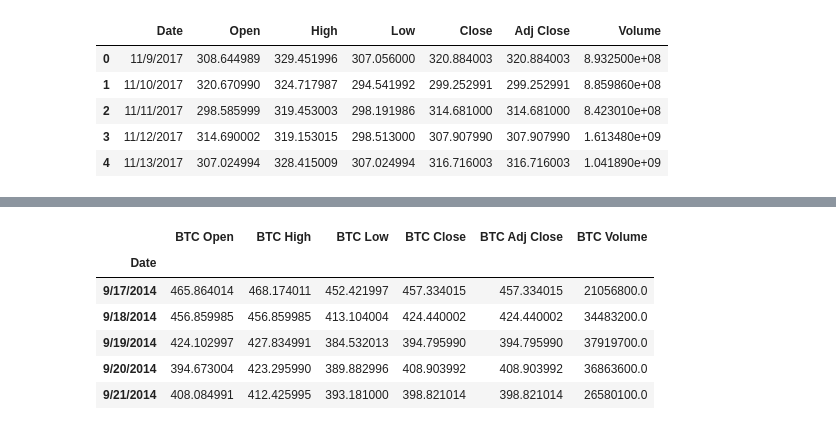
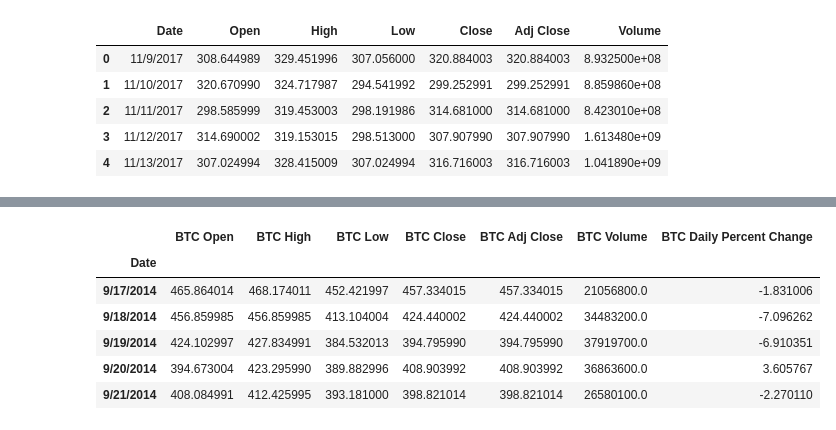
Before and after one commit to skdabra30/Project_2, a Jupyter notebook: JupyterNotebook_DataSets.ipynb, the cells around one changed output, grey strips where cells are left out. Drawn from its saved outputs; the diff is of its cells as text; code cells hidden in the pictures.

```diff
--- a/JupyterNotebook_DataSets.ipynb
+++ b/JupyterNotebook_DataSets.ipynb
@@ -25,6 +25,13 @@ eth_usd_df.head()
 | 2 | 11/11/2017 | 298.585999 | 319.453003 | 298.191986 | 314.681000 | 314.681000 | 8.423010e+08 |
 | 3 | 11/12/2017 | 314.690002 | 319.153015 | 298.513000 | 307.907990 | 307.907990 | 1.613480e+09 |
 | 4 | 11/13/2017 | 307.024994 | 328.415009 | 307.024994 | 316.716003 | 316.716003 | 1.041890e+09 |
+# %%
+# Adding a daily percent change column
+btc_percent_change = ((btc_usd_df["Close"]-btc_usd_df["Open"])/btc_usd_df["Open"])*100
+btc_usd_df["Daily Percent Change"] = btc_percent_change
+
+eth_percent_change = ((eth_usd_df["Close"]-eth_usd_df["Open"])/eth_usd_df["Open"])*100
+eth_usd_df["Daily Percent Change"] = eth_percent_change
 # %%
 # Renamed BTC columns
 btc_rename=btc_usd_df.rename (columns={"Open":"BTC Open",
@@ -32,6 +39,8 @@ btc_rename=btc_usd_df.rename (columns={"Open":"BTC Open",
                                       "Low":"BTC Low",
                                       "Close":"BTC Close",
                                       "Adj Close":"BTC Adj Close",
-                                      "Volume":"BTC Volume"})
+                                      "Volume":"BTC Volume",
+                                      "Daily Percent Change":"BTC Daily Percent Change"})
+
 btc_rename.head()
 # %% [output]
@@ -60,14 +71,14 @@ eth_rename.head()
 # %%
 # Setting the Date column as index
-btc_rename=btc_rename.set_index(["Date"])
-btc_rename.head()
+btc_final_df=btc_rename.set_index(["Date"])
+btc_final_df.head()
 # %% [output]
-|  | BTC Open | BTC High | BTC Low | BTC Close | BTC Adj Close | BTC Volume |
-| Date |  |  |  |  |  |  |
-| 9/17/2014 | 465.864014 | 468.174011 | 452.421997 | 457.334015 | 457.334015 | 21056800.0 |
-| 9/18/2014 | 456.859985 | 456.859985 | 413.104004 | 424.440002 | 424.440002 | 34483200.0 |
-| 9/19/2014 | 424.102997 | 427.834991 | 384.532013 | 394.795990 | 394.795990 | 37919700.0 |
-| 9/20/2014 | 394.673004 | 423.295990 | 389.882996 | 408.903992 | 408.903992 | 36863600.0 |
-| 9/21/2014 | 408.084991 | 412.425995 | 393.181000 | 398.821014 | 398.821014 | 26580100.0 |
+|  | BTC Open | BTC High | BTC Low | BTC Close | BTC Adj Close | BTC Volume | BTC Daily Percent Change |
+| Date |  |  |  |  |  |  |  |
+| 9/17/2014 | 465.864014 | 468.174011 | 452.421997 | 457.334015 | 457.334015 | 21056800.0 | -1.831006 |
+| 9/18/2014 | 456.859985 | 456.859985 | 413.104004 | 424.440002 | 424.440002 | 34483200.0 | -7.096262 |
+| 9/19/2014 | 424.102997 | 427.834991 | 384.532013 | 394.795990 | 394.795990 | 37919700.0 | -6.910351 |
+| 9/20/2014 | 394.673004 | 423.295990 | 389.882996 | 408.903992 | 408.903992 | 36863600.0 | 3.605767 |
+| 9/21/2014 | 408.084991 | 412.425995 | 393.181000 | 398.821014 | 398.821014 | 26580100.0 | -2.270110 |
 # %%
 # Setting the Date column as index
```
Also changed, not shown: parts of 6 cells of this notebook.
